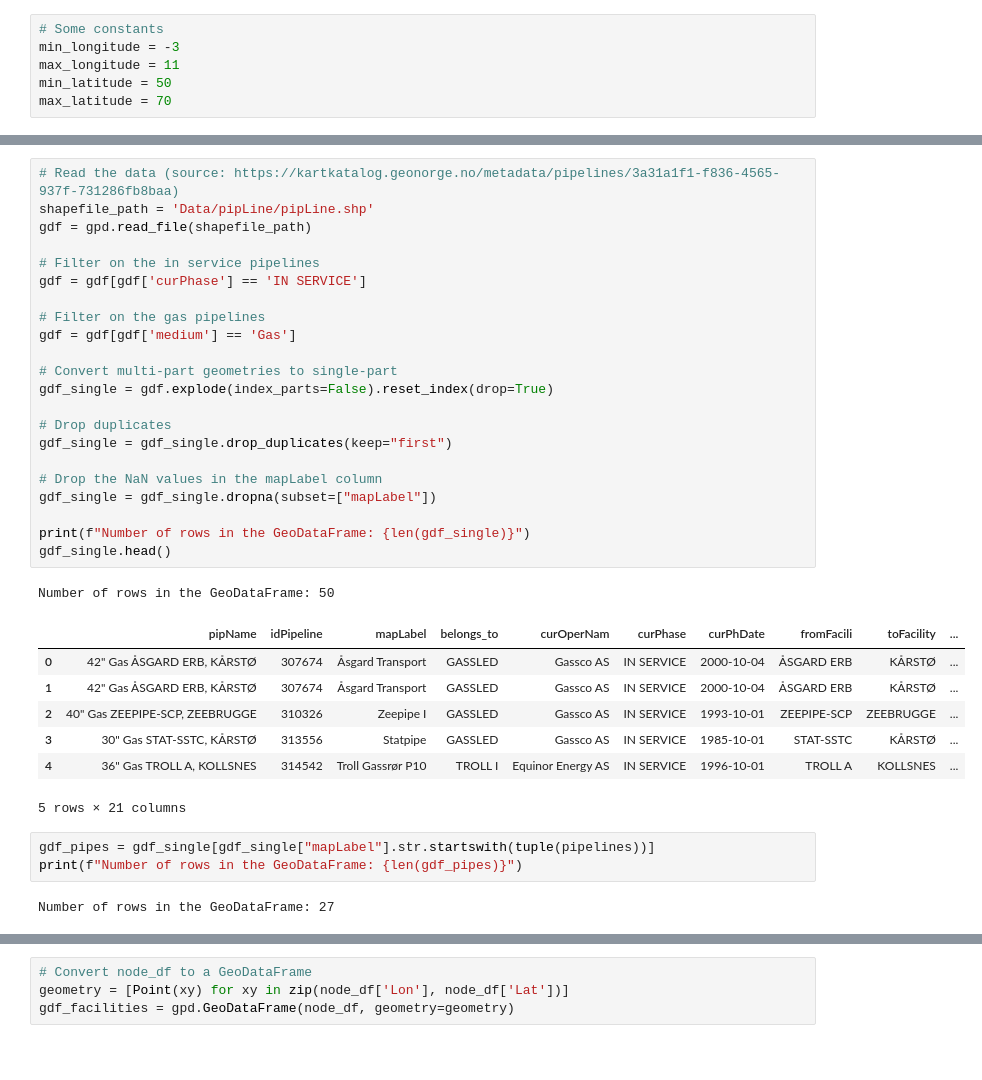
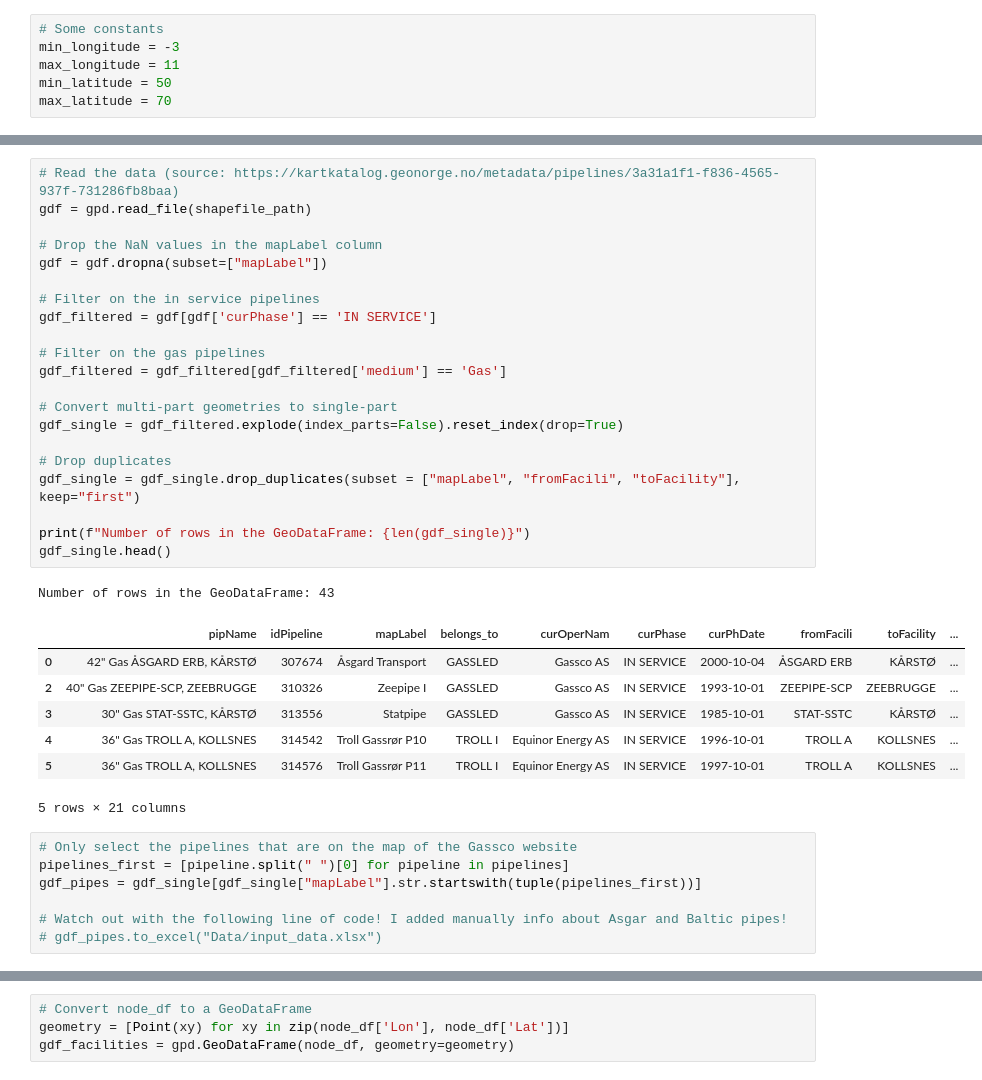
Before and after one commit to berendmarkhorst/secondary_gas_market, a Jupyter notebook: visualize.ipynb, the cells around one changed output, grey strips where cells are left out. Saved outputs shown, nothing was run; the diff lists cells and outputs as text; blank space fills up the shorter version.

```diff
--- a/visualize.ipynb
+++ b/visualize.ipynb
@@ -45,36 +60,37 @@ Number of pipelines: 19
 # %%
 # Read the data (source: https://kartkatalog.geonorge.no/metadata/pipelines/3a31a1f1-f836-4565-937f-731286fb8baa)
-shapefile_path = 'Data/pipLine/pipLine.shp'
 gdf = gpd.read_file(shapefile_path)
 
+# Drop the NaN values in the mapLabel column
+gdf = gdf.dropna(subset=["mapLabel"])
+
 # Filter on the in service pipelines
-gdf = gdf[gdf['curPhase'] == 'IN SERVICE']
+gdf_filtered = gdf[gdf['curPhase'] == 'IN SERVICE']
 
 # Filter on the gas pipelines
-gdf = gdf[gdf['medium'] == 'Gas']
+gdf_filtered = gdf_filtered[gdf_filtered['medium'] == 'Gas']
 
 # Convert multi-part geometries to single-part
-gdf_single = gdf.explode(index_parts=False).reset_index(drop=True)
+gdf_single = gdf_filtered.explode(index_parts=False).reset_index(drop=True)
 
 # Drop duplicates
-gdf_single = gdf_single.drop_duplicates(keep="first")
-
-# Drop the NaN values in the mapLabel column
-gdf_single = gdf_single.dropna(subset=["mapLabel"])
+gdf_single = gdf_single.drop_duplicates(subset = ["mapLabel", "fromFacili", "toFacility"], keep="first")
 
 print(f"Number of rows in the GeoDataFrame: {len(gdf_single)}")
 gdf_single.head()
 # %% [output]
-Number of rows in the GeoDataFrame: 50
+Number of rows in the GeoDataFrame: 43
 |  | pipName | idPipeline | mapLabel | belongs_to | curOperNam | curPhase | curPhDate | fromFacili | toFacility | ... |
 | 0 | 42" Gas ÅSGARD ERB, KÅRSTØ | 307674 | Åsgard Transport | GASSLED | Gassco AS | IN SERVICE | 2000-10-04 | ÅSGARD ERB | KÅRSTØ | ... |
-| 1 | 42" Gas ÅSGARD ERB, KÅRSTØ | 307674 | Åsgard Transport | GASSLED | Gassco AS | IN SERVICE | 2000-10-04 | ÅSGARD ERB | KÅRSTØ | ... |
 | 2 | 40" Gas ZEEPIPE-SCP, ZEEBRUGGE | 310326 | Zeepipe I | GASSLED | Gassco AS | IN SERVICE | 1993-10-01 | ZEEPIPE-SCP | ZEEBRUGGE | ... |
 | 3 | 30" Gas STAT-SSTC, KÅRSTØ | 313556 | Statpipe | GASSLED | Gassco AS | IN SERVICE | 1985-10-01 | STAT-SSTC | KÅRSTØ | ... |
 | 4 | 36" Gas TROLL A, KOLLSNES | 314542 | Troll Gassrør P10 | TROLL I | Equinor Energy AS | IN SERVICE | 1996-10-01 | TROLL A | KOLLSNES | ... |
+| 5 | 36" Gas TROLL A, KOLLSNES | 314576 | Troll Gassrør P11 | TROLL I | Equinor Energy AS | IN SERVICE | 1997-10-01 | TROLL A | KOLLSNES | ... |
 5 rows × 21 columns
-# %%
-gdf_pipes = gdf_single[gdf_single["mapLabel"].str.startswith(tuple(pipelines))]
-print(f"Number of rows in the GeoDataFrame: {len(gdf_pipes)}")
-# %% [output]
-Number of rows in the GeoDataFrame: 27
+# %%
+# Only select the pipelines that are on the map of the Gassco website
+pipelines_first = [pipeline.split(" ")[0] for pipeline in pipelines]
+gdf_pipes = gdf_single[gdf_single["mapLabel"].str.startswith(tuple(pipelines_first))]
+
+# Watch out with the following line of code! I added manually info about Asgar and Baltic pipes!
+# gdf_pipes.to_excel("Data/input_data.xlsx")
```
Also changed, not shown: parts of 19 cells of this notebook, 5 other files.
